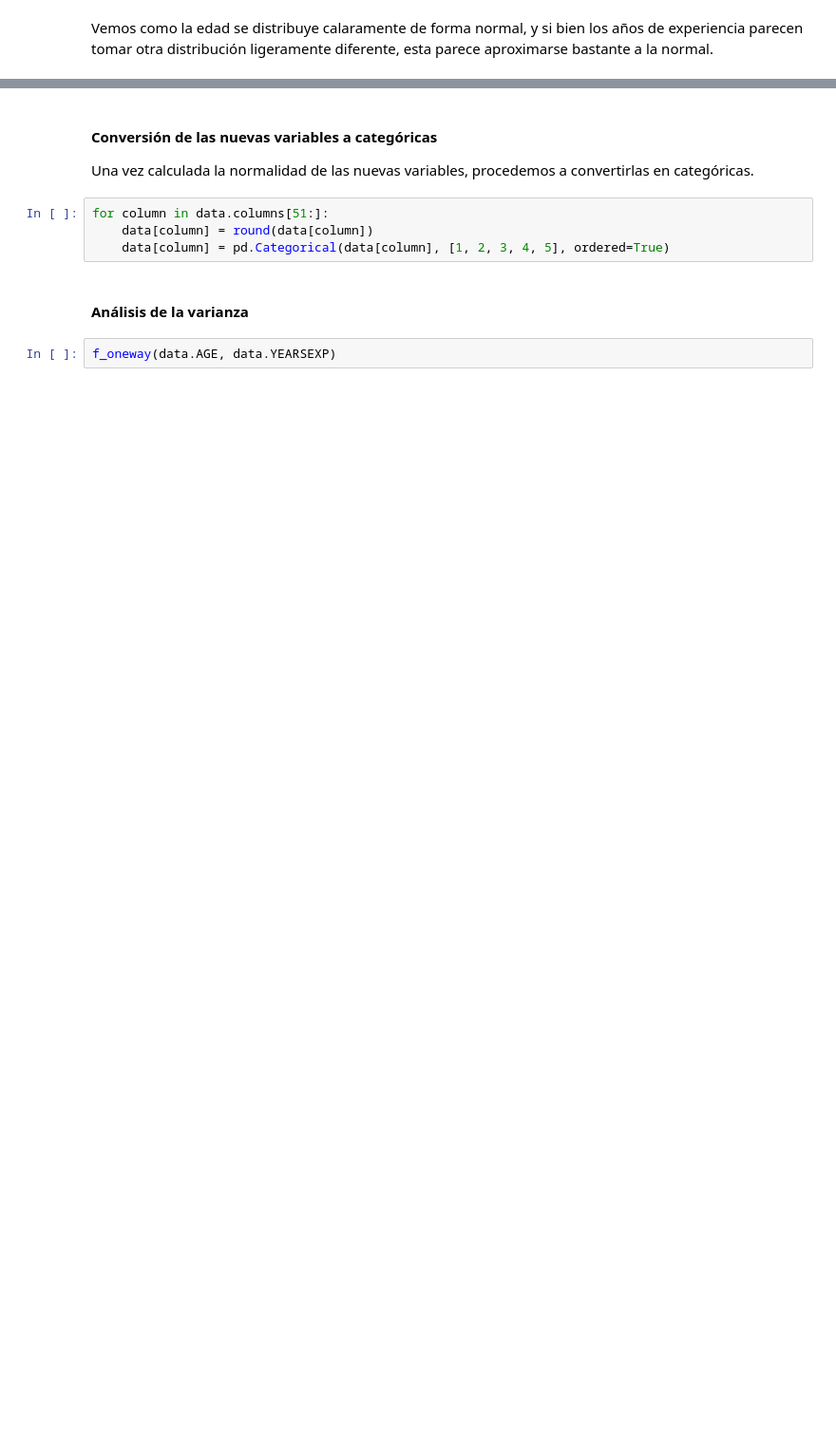
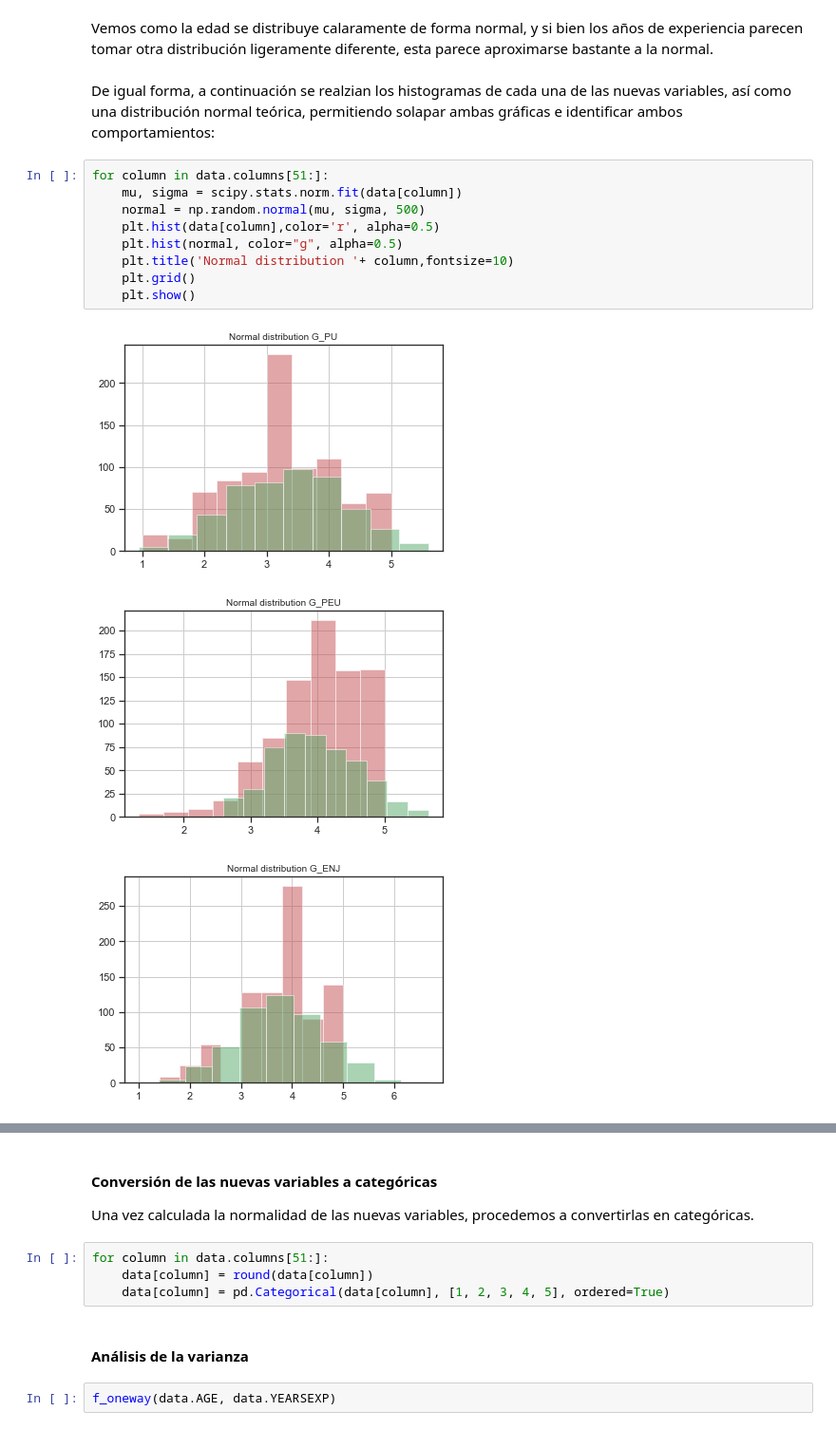
Before and after one commit to diegotriana11/wiki4HE_Data_Set, a Jupyter notebook: Prac2.ipynb, the cells around one changed output, grey strips where cells are left out. Shown at 95% size. Cells and saved outputs as stored; diff of their text form; blank space fills up the shorter version.

Commit message:
Se realizaron algunos gráficos para el punto 5, se agrego un heatmap y gráficos de normalidad.

```diff
--- a/Prac2.ipynb
+++ b/Prac2.ipynb
@@ -566,2 +594,17 @@ Años de experiencia
 # %% [markdown]
 Vemos como la edad se distribuye calaramente de forma normal, y si bien los años de experiencia parecen tomar otra distribución ligeramente diferente, esta parece aproximarse bastante a la normal.
+# %% [markdown]
+De igual forma, a continuación se realzian los histogramas de cada una de las nuevas variables, así como una distribución normal teórica, permitiendo solapar ambas gráficas e identificar ambos comportamientos:
+# %%
+for column in data.columns[51:]:
+    mu, sigma = scipy.stats.norm.fit(data[column])
+    normal = np.random.normal(mu, sigma, 500)
+    plt.hist(data[column],color='r', alpha=0.5)
+    plt.hist(normal, color="g", alpha=0.5)
+    plt.title('Normal distribution '+ column,fontsize=10)
+    plt.grid()
+    plt.show()
+# %% [output]
+[figure, added]
+[figure, added]
+[figure, added]
```
Also changed, not shown: parts of 46 cells of this notebook.
